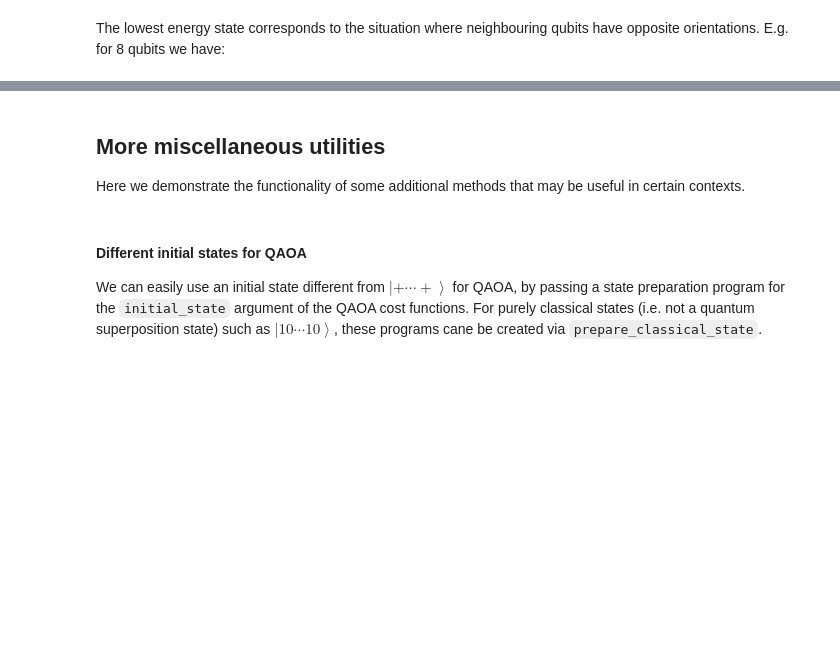
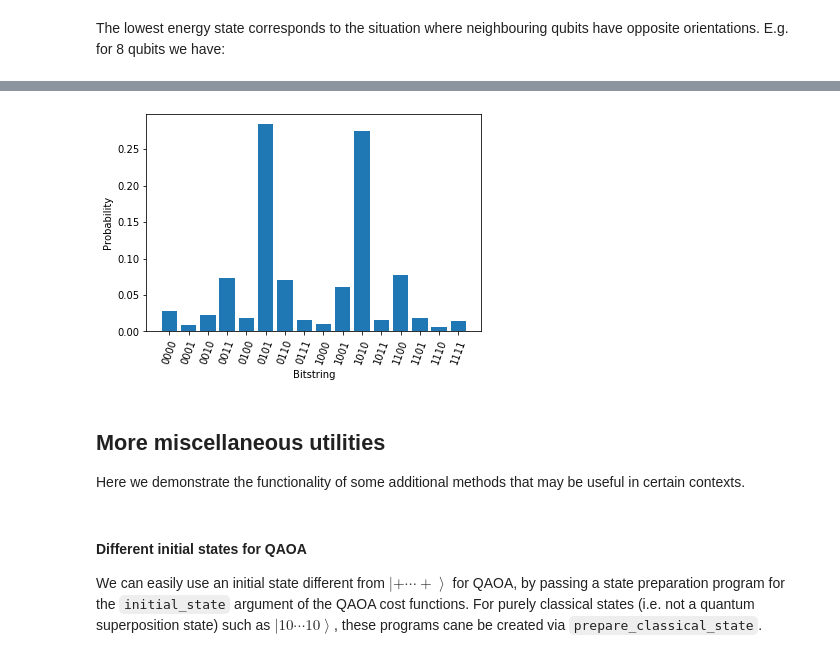
Before and after one commit to entropicalabs/entropica_qaoa, a Jupyter notebook: examples/5_QAOAUtilities.ipynb, the cells around one changed output, grey strips where cells are left out. Drawn from its saved outputs; the diff is of its cells as text; code cells hidden in the pictures; blank space fills up the shorter version.

Commit message:
added bitstring sampling functions to cost functions, added bistring_histogram to utilities, added example usage to utilities demo

```diff
--- a/examples/5_QAOAUtilities.ipynb
+++ b/examples/5_QAOAUtilities.ipynb
@@ -308,3 +289,28 @@ for i in p_vals:
+# %%
+def optimise_ring_of_disagrees(pval):
+
+    # Initialise angles
+    betas = np.random.rand(pval)
+    gammas = np.random.rand(pval)
+    parameters = (betas, gammas)
+
+    # Set up (hyper)parameters
+    disagrees_params = StandardParams([h_disagrees,pval],parameters)
+
+    # Cost function and optimisation
+    cost_function = QAOACostFunctionOnWFSim(h_disagrees, params=disagrees_params)
+
+    res = minimize(cost_function, disagrees_params.raw(),
+                   tol=1e-3, method="BFGS", options={"maxiter": 500})
+
+    return res.fun, res.x
+
+
+p_vals = np.arange(1,5) # p range to consider
+output_val = np.zeros((len(p_vals),))
+for i in p_vals:
+
+    output_val[i-1] = optimise_ring_of_disagrees(i)[0]
 # %% [markdown]
 Since we have 8 qubits, according to Farhi's formula we should find the maximum energy to be $-8 \cdot (3/4,5/6,7/8,9/10) = -(6, 6.67, 7, 7.2)$ for $p = (1,2,3,4)$:
 # %%
@@ -321,0 +330,3 @@ print(max_probability_bitstring(probs))
+# %%
+opt_angles = optimise_ring_of_disagrees(1)[1]
+opt_angles
@@ -322,3 +339,18 @@ print(max_probability_bitstring(probs))
+# %%
+from pyquil.api import get_qc
+from entropica_qaoa.qaoa.cost_function import QAOACostFunctionOnQVM
+from entropica_qaoa.utilities import bitstring_histogram
+
+qvm = get_qc("4q-qvm")
+
+ham_disagrees_4 = ring_of_disagrees(4)
+params_disagrees_4 = StandardParams([ham_disagrees_4,1], opt_angles)
+cost_fn_disagrees_4 = QAOACostFunctionOnQVM(ham_disagrees_4, params=params_disagrees_4, qvm=qvm)
+
+bitstrings = cost_fn_disagrees_4.sample_bitstrings()
+bitstring_histogram(bitstrings)
+# %% [output]
+[figure, added]
 # %% [markdown]
 <a id='miscellaneous'></a>
 
```
Also changed, not shown: parts of 20 cells of this notebook, 8 other files.
